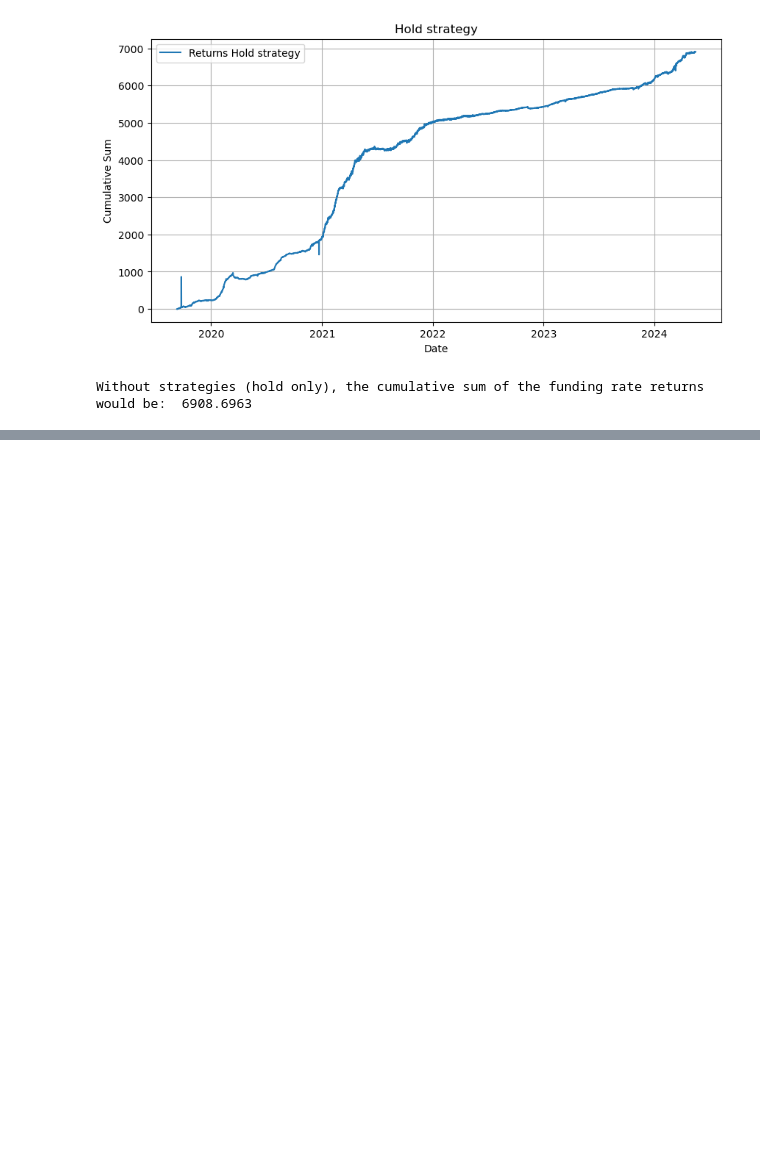
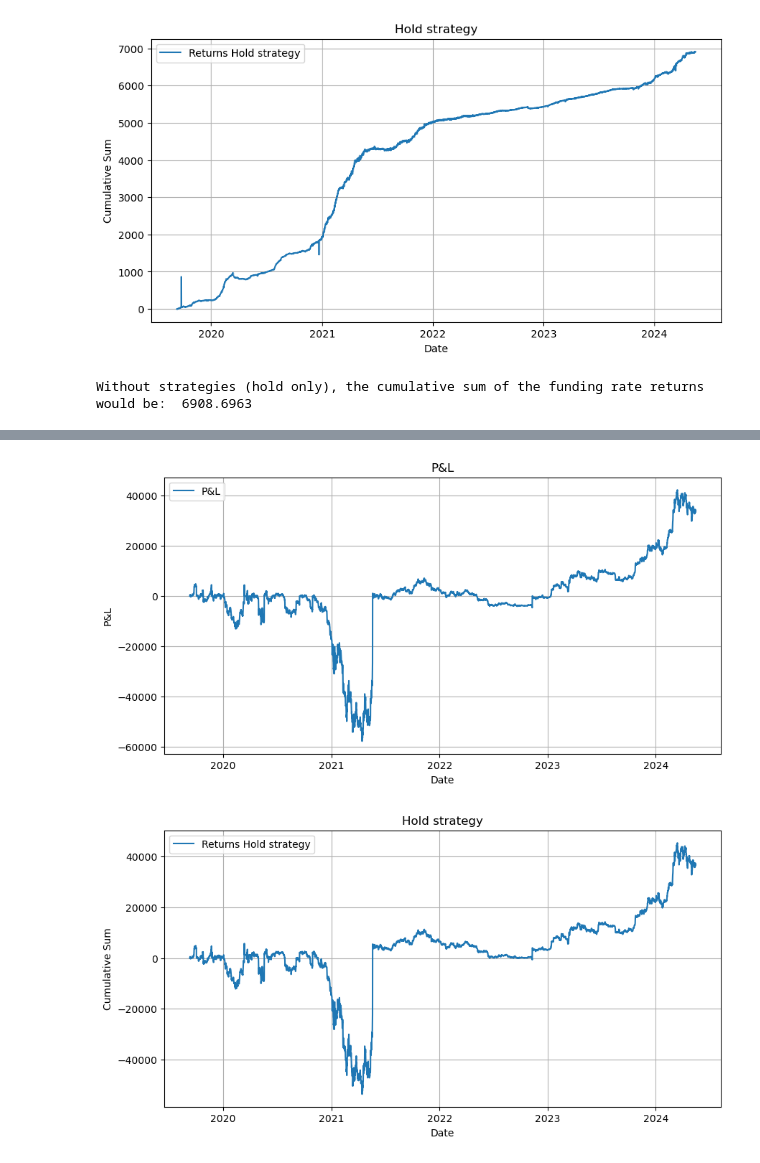
Before and after one commit to Aidasvenc/funding-rate-trading, a Jupyter notebook: Strategy.ipynb, the cells around one changed output, grey strips where cells are left out. Saved outputs shown, nothing was run; the diff lists cells and outputs as text; code cells hidden in the pictures; blank space fills up the shorter version.

```diff
--- a/Strategy.ipynb
+++ b/Strategy.ipynb
@@ -6,8 +6,7 @@ import date_to_unix as date
 import datetime
 import itertools
 # %%
-data2 = pd.read_csv('data\Bitcoin 2019-09-10')
-
+data2 = pd.read_csv('/Users/nikopindao/Desktop/Master /MA2/Blockchain /Project/Carry_Trade/data/Bitcoin 2019-09-10')
 data2['Open Time'] = pd.to_datetime(data2['Open Time'])  # Convert before setting as index
 data2.set_index('Open Time', inplace=True, drop=True)
 data2
@@ -275,0 +123,3 @@ plt.show()
+# %%
+data4 = data2.copy()
+data4.drop(columns = ['hold_strat', 'PandL'], inplace=True)
@@ -275,0 +237,35 @@ plt.show()
+# %%
+size_final_s_multiplied = [i * fees_spot for i in size_final_s]
+size_final_f_multiplied = [i * fees_future for i in size_final_f]
+# %%
+returns = []
+for i in range(len(cumulative_sum)):
+    result = cumulative_sum[i] + PandL[i] - size_final_s_multiplied[i] - size_final_f_multiplied[i]
+    returns.append(result)
+
+
+data4['strat_returns'] = returns
+data4['PandL'] = PandL
+# %%
+
+plt.figure(figsize=(10, 5))  # Set the figure size as desired
+plt.plot(data4.index, data4['PandL'], label='P&L')
+plt.title('P&L')  # Title of the plot
+plt.ylabel('P&L')
+plt.xlabel('Date')
+plt.grid(True)  # Add gridlines for better readability
+plt.legend()  # Add a legend if necessary
+plt.show()  # Display the plot
+
+
+plt.figure(figsize=(10, 5))  # Set the figure size as desired
+plt.plot(data4.index, data4['strat_returns'], label='Returns Hold strategy')
+plt.title('Hold strategy')  # Title of the plot
+plt.ylabel('Cumulative Sum')
+plt.xlabel('Date')
+plt.grid(True)  # Add gridlines for better readability
+plt.legend()  # Add a legend if necessary
+plt.show()  # Display the plot
+# %% [output]
+[figure, added]
+[figure, added]
```
Also changed, not shown: parts of 14 cells of this notebook.
